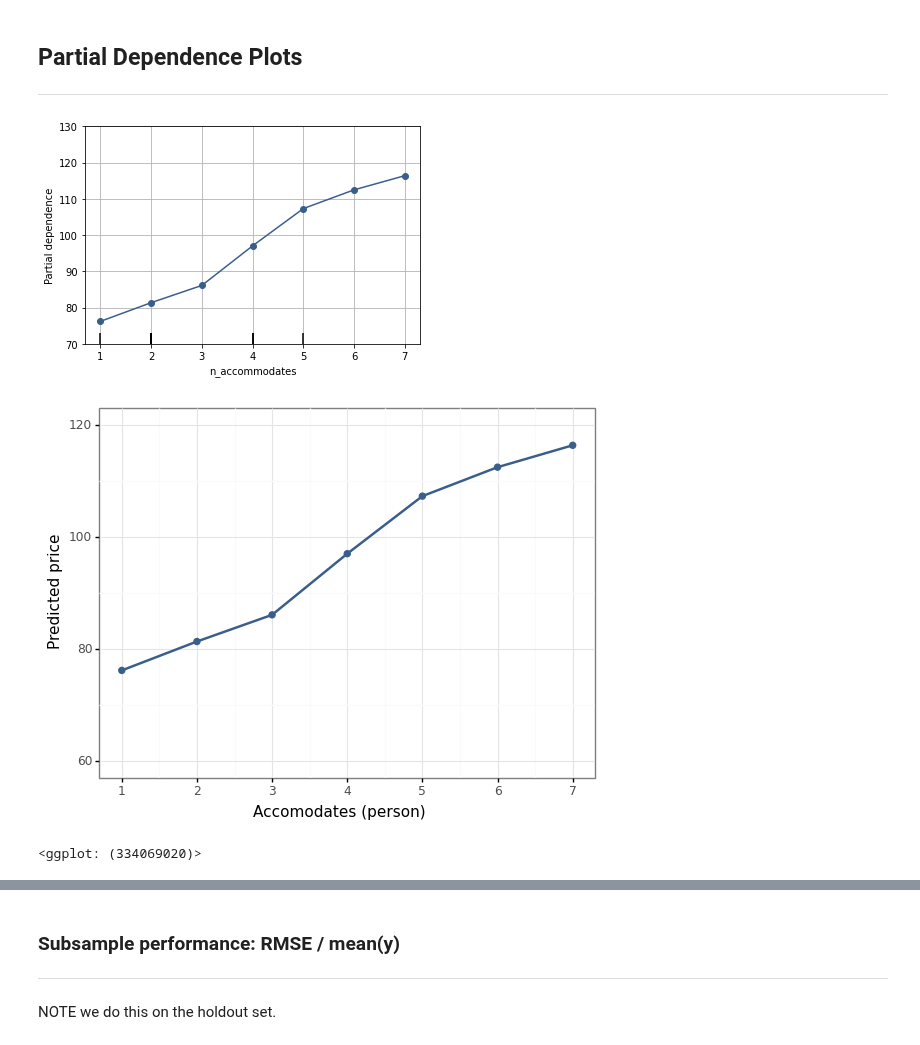
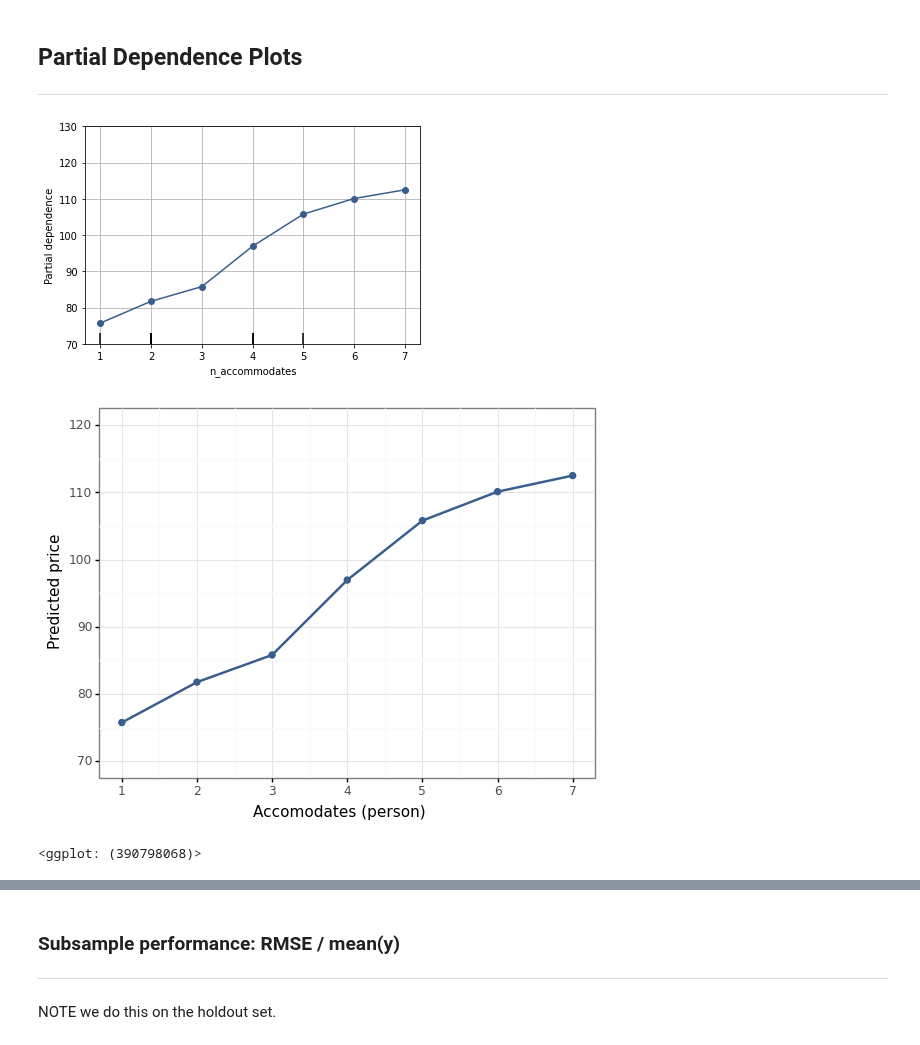
Before and after one commit to gabors-data-analysis/da_case_studies, a Jupyter notebook: ch16-airbnb-random-forest/Ch16-airbnb-random-forest.ipynb, the cells around one changed output, grey strips where cells are left out. Cells and saved outputs as stored; diff of their text form; code cells hidden in the pictures.

```diff
--- a/ch16-airbnb-random-forest/Ch16-airbnb-random-forest.ipynb
+++ b/ch16-airbnb-random-forest/Ch16-airbnb-random-forest.ipynb
@@ -185 +193,4 @@ predictors_E = basic_vars + reviews + amenities + X1 + X2
+# %%
+#NOTE: set number of cores you want to run models
+ncores = 7
 # %%
@@ -219,7 +232,16 @@ Fitting 5 folds for each of 6 candidates, totalling 30 fits
 # %%
-rfr = RangerForestRegressor(importance="impurity",seed = 42)
+rfr = RandomForestRegressor(
+    random_state=42,
+    criterion="squared_error",
+    n_estimators=30,
+    oob_score=True,
+    n_jobs=ncores,
+)
 
-tune_grid = {"mtry": [8, 10, 12], "min_node_size": [5, 10, 15]}
+tune_grid = {
+    "max_features": [8, 10, 12],
+    "min_samples_split": [6, 11, 16],
+}
 
 rf_random = GridSearchCV(
     rfr,
@@ -231,6 +253,6 @@ rf_random = GridSearchCV(
 
 y, X = dmatrices("price ~ " + " + ".join(predictors_2), data_train)
 
-rf_model_2 = rf_random.fit(X,y.ravel())
+rf_model_2 = rf_random.fit(X, y.ravel())
 # %% [output]
 Fitting 5 folds for each of 9 candidates, totalling 45 fits
@@ -368,11 +404,14 @@ preprocessing = ColumnTransformer(
     ]
 )
 
-rf = Pipeline(
-    [("preprocess", preprocessing), ("regressor", rf_model_2.best_estimator_)] # put best model to pipeline
+rf_best_pipeline = Pipeline(
+    [
+        ("preprocess", preprocessing),
+        ("regressor", rf_model_2.best_estimator_),  # put best model to pipeline
+    ]
 )
 # %%
-rf.fit(data_train[predictors_2],data_train.price)
+rf_best_pipeline.fit(data_train[predictors_2],data_train.price)
 # %% [output]
 Pipeline(steps=[('preprocess',
                  ColumnTransformer(transformers=[('cat',
@@ -445,7 +482,7 @@ ggplot(grouped_imp, aes(x="reorder(varname, imp)", y="imp_percentage"),) + geom_
 # Note: easy way, sklearn has plot_partial_dependence function
 # we do this on holdout set!
 plot_partial_dependence(
-    rf,
+    rf_best_pipeline,
     data_holdout[predictors_2],
     ["n_accommodates"],
     feature_names=data_holdout[predictors_2].columns,
@@ -455,26 +492,28 @@ plt.grid()
 plt.ylim(70, 130)
 plt.show()
 # %% [output]
-[figure, old version]
+[figure, new version]
 # %%
 # replicate the exact book figure with plotnine
 accom_pdp = partial_dependence(
-    rf, data_holdout[predictors_2], ["n_accommodates"], kind="average"
+    rf_best_pipeline, data_holdout[predictors_2], ["n_accommodates"], kind="average"
 )
 
 accom_pdp = (
     pd.DataFrame(accom_pdp["average"], columns=accom_pdp["values"][0].tolist())
     .T.reset_index()
     .rename({0: "Predicted price", "index": "Accomodates (person)"}, axis=1)
 )
 
 ggplot(accom_pdp, aes(x="Accomodates (person)", y="Predicted price")) + geom_point(
     color=color[0], size=2
-) + geom_line(color=color[0], size=1) + ylim(60, 120) + scale_x_continuous(
+) + geom_line(color=color[0], size=1) + scale_y_continuous(
+    limits=[70, 120], breaks=seq(70, 121, 10)
+) + scale_x_continuous(
     breaks=range(1, 8)
 ) + theme_bw()
 # %% [output]
-[figure, old version]
+[figure, new version]
-<ggplot: (334069020)>
+<ggplot: (390798068)>
 # %%
 roomtype_pdp = partial_dependence(
```
Also changed, not shown: parts of 33 cells of this notebook.
